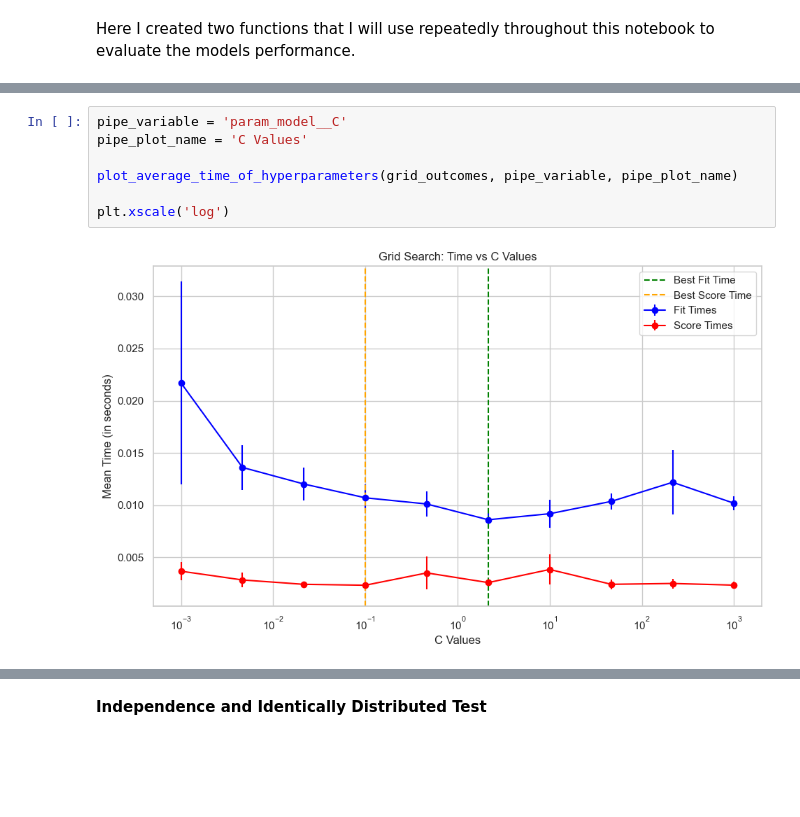
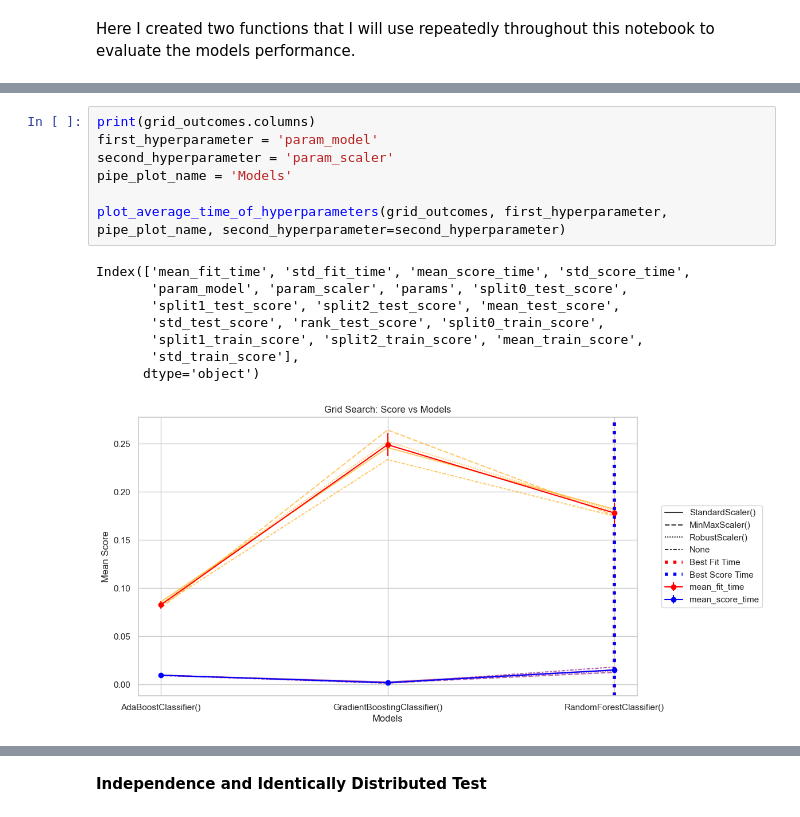
Before and after one commit to scelarek/Reference_Notebooks, a Jupyter notebook: Templates For Projects/5. Master Pipeline (Advanced) copy.ipynb, the cells around one changed output, grey strips where cells are left out. Cells and saved outputs as stored; diff of their text form; blank space fills up the shorter version.

```diff
--- a/Templates For Projects/5. Master Pipeline (Advanced) copy.ipynb
+++ b/Templates For Projects/5. Master Pipeline (Advanced) copy.ipynb
@@ -258,10 +267,17 @@ plot_average_score_of_hyperparameters(grid_outcomes, pipe_variable, pipe_plot_na
-# %%
-pipe_variable = 'param_model__C'
-pipe_plot_name = 'C Values'
-
-plot_average_time_of_hyperparameters(grid_outcomes, pipe_variable, pipe_plot_name)
-
-plt.xscale('log')
-# %% [output]
-[figure, removed]
+# %%
+print(grid_outcomes.columns)
+first_hyperparameter = 'param_model'
+second_hyperparameter = 'param_scaler'
+pipe_plot_name = 'Models'
+
+plot_average_time_of_hyperparameters(grid_outcomes, first_hyperparameter, pipe_plot_name, second_hyperparameter=second_hyperparameter)
+# %% [output]
+Index(['mean_fit_time', 'std_fit_time', 'mean_score_time', 'std_score_time',
+       'param_model', 'param_scaler', 'params', 'split0_test_score',
+       'split1_test_score', 'split2_test_score', 'mean_test_score',
+       'std_test_score', 'rank_test_score', 'split0_train_score',
+       'split1_train_score', 'split2_train_score', 'mean_train_score',
+       'std_train_score'],
+      dtype='object')
+[figure, added]
 # %%
```
Also changed, not shown: parts of 31 cells of this notebook, 2 other files.
